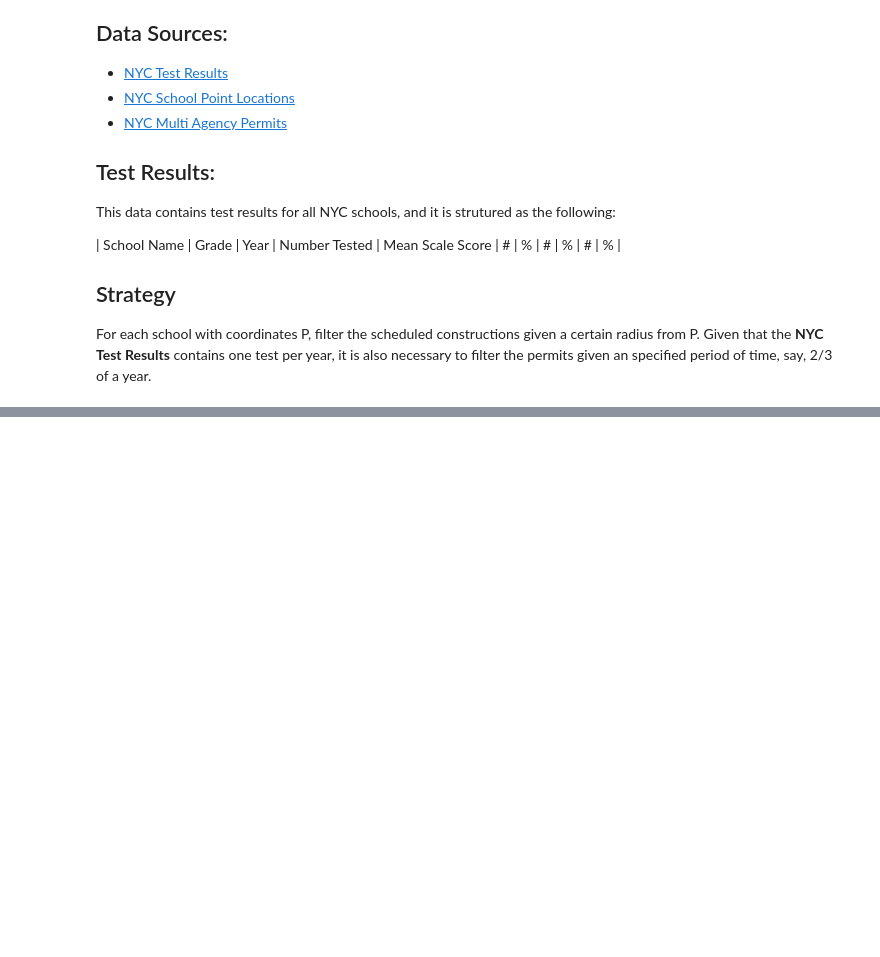
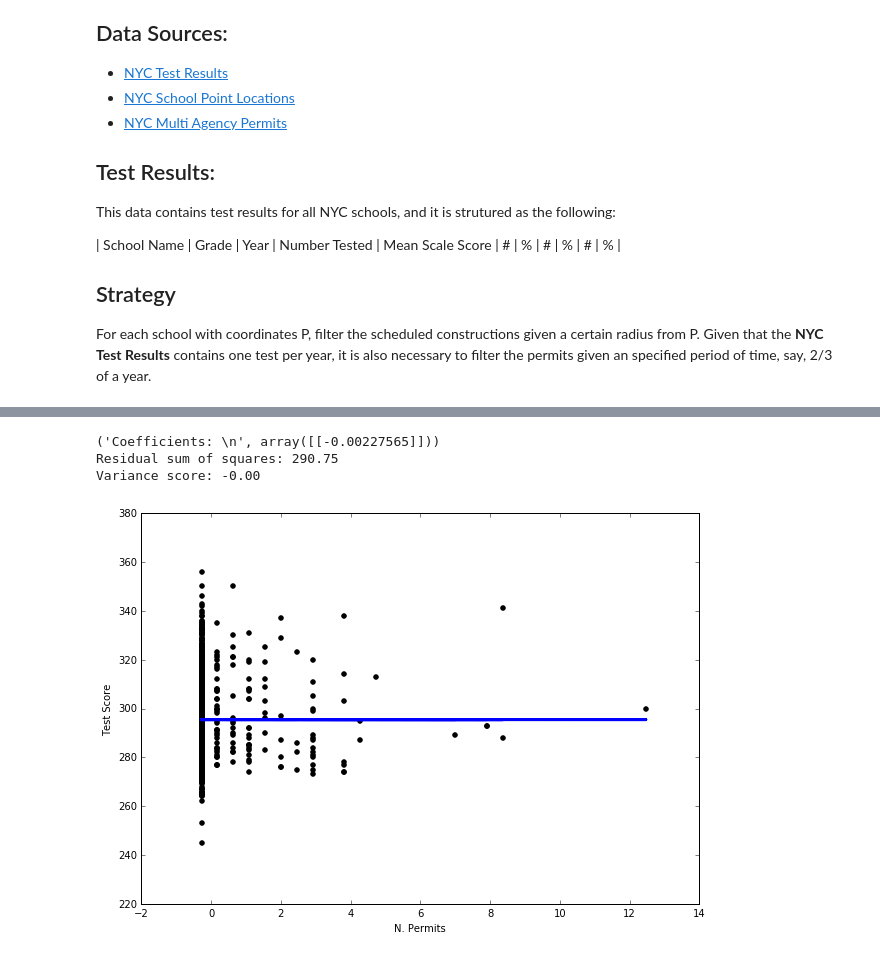
Before and after one commit to paulaceccon/nyc-noise-research, a Jupyter notebook: Analysis/ML Study.ipynb, the cells around one changed output, grey strips where cells are left out. Drawn from its saved outputs; the diff is of its cells as text; code cells hidden in the pictures; blank space fills up the shorter version.

```diff
--- a/Analysis/ML Study.ipynb
+++ b/Analysis/ML Study.ipynb
@@ -143,0 +227,8 @@ print permiters_data.values()
+# %%
+# Regression for all permit categories
+
+data = list(itertools.chain(*permiters_data.values()))
+# %%
+school_train = get_school_data(data, ["All Grades"], ["2013", "2014"])
+# %%
+school_test = get_school_data(data, ["All Grades"], ["2015"])
@@ -143,0 +241,7 @@ print permiters_data.values()
+# %%
+linear_regr(school_train, school_test)
+# %% [output]
+('Coefficients: \n', array([[-0.00227565]]))
+Residual sum of squares: 290.75
+Variance score: -0.00
+[figure, added]
```
Also changed, not shown: parts of 18 cells of this notebook, 4 other files.
